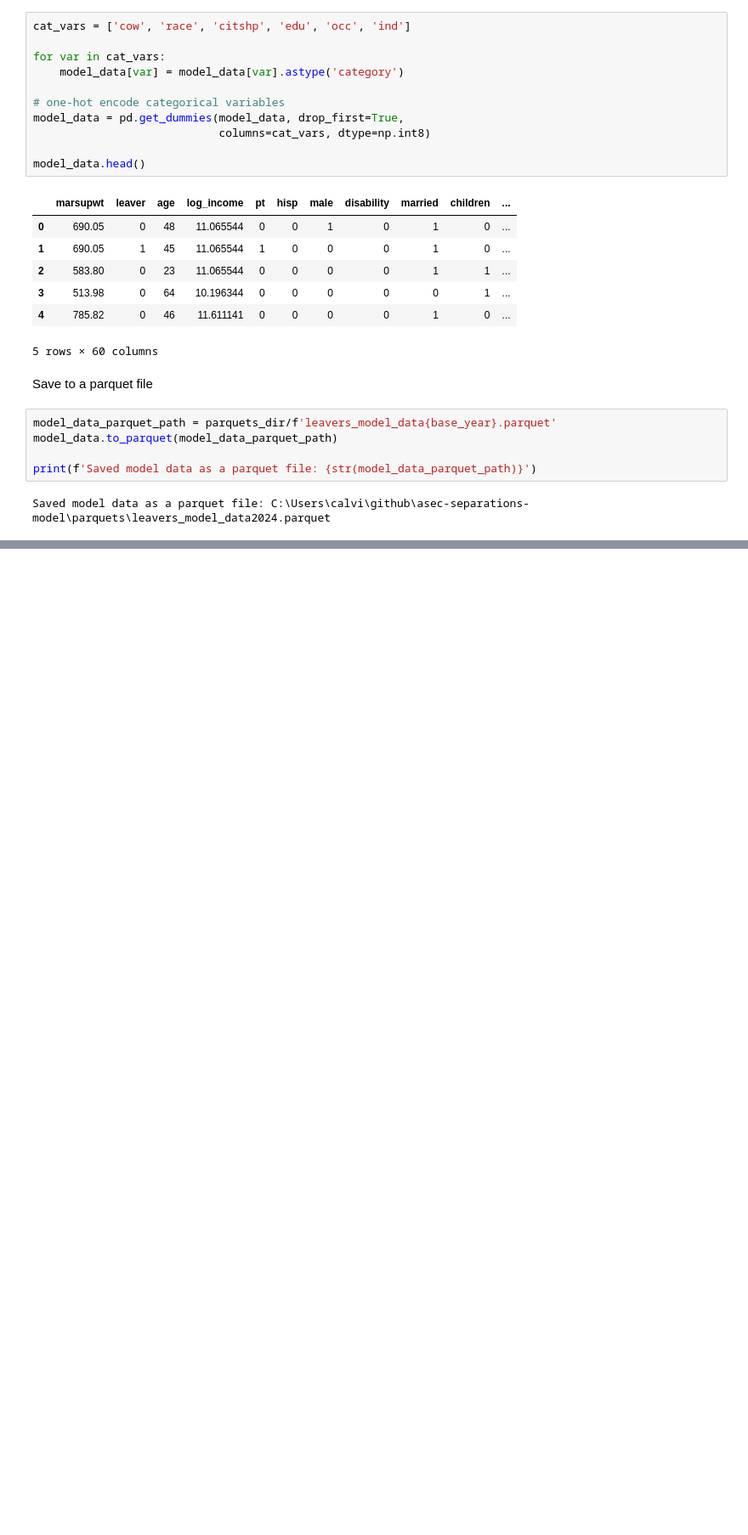
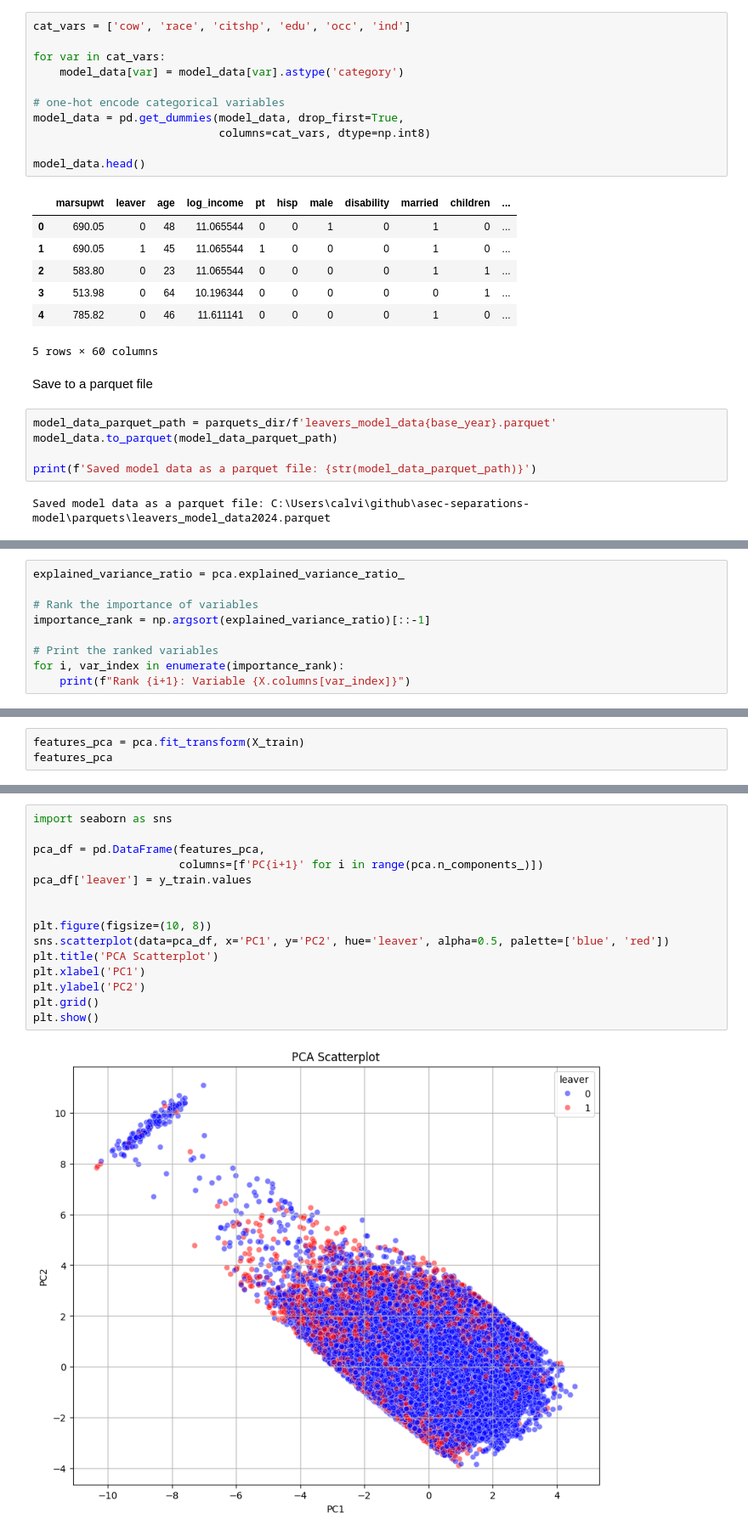
Before and after one commit to calhockemeyer/asec-separations-model, a Jupyter notebook: model.ipynb, the cells around one changed output, grey strips where cells are left out. Shown at 85% size. Saved outputs shown, nothing was run; the diff lists cells and outputs as text; blank space fills up the shorter version.

```diff
--- a/model.ipynb
+++ b/model.ipynb
@@ -453,0 +554,9 @@ Saved model data as a parquet file: C:\Users\calvi\github\asec-separations-model
+# %%
+explained_variance_ratio = pca.explained_variance_ratio_
+
+# Rank the importance of variables
+importance_rank = np.argsort(explained_variance_ratio)[::-1]
+
+# Print the ranked variables
+for i, var_index in enumerate(importance_rank):
+    print(f"Rank {i+1}: Variable {X.columns[var_index]}")
@@ -453,0 +581,3 @@ Saved model data as a parquet file: C:\Users\calvi\github\asec-separations-model
+# %%
+features_pca = pca.fit_transform(X_train)
+features_pca
@@ -453,0 +599,17 @@ Saved model data as a parquet file: C:\Users\calvi\github\asec-separations-model
+# %%
+import seaborn as sns
+
+pca_df = pd.DataFrame(features_pca,
+                      columns=[f'PC{i+1}' for i in range(pca.n_components_)])
+pca_df['leaver'] = y_train.values
+
+
+plt.figure(figsize=(10, 8))
+sns.scatterplot(data=pca_df, x='PC1', y='PC2', hue='leaver', alpha=0.5, palette=['blue', 'red'])
+plt.title('PCA Scatterplot')
+plt.xlabel('PC1')
+plt.ylabel('PC2')
+plt.grid()
+plt.show()
+# %% [output]
+[figure, added]
```
Also changed, not shown: parts of 15 cells of this notebook.
